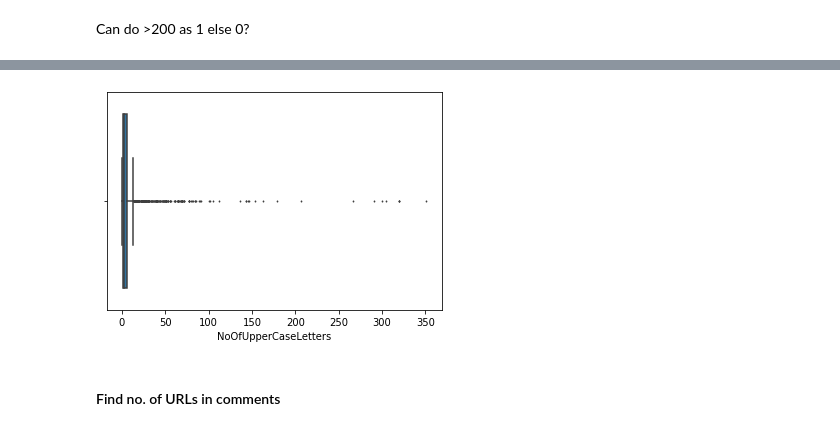
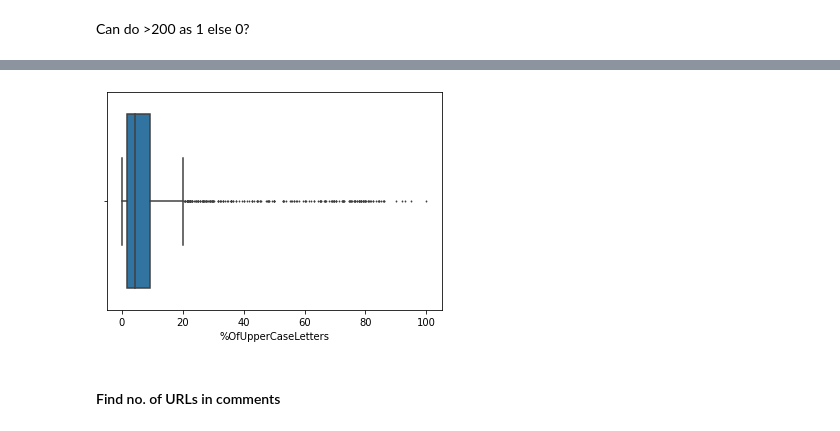
Before and after one commit to Preeti24/Youtube-comments, a Jupyter notebook: Feature Engineering.ipynb, the cells around one changed output, grey strips where cells are left out. Saved outputs shown, nothing was run; the diff lists cells and outputs as text; code cells hidden in the pictures.

```diff
--- a/Feature Engineering.ipynb
+++ b/Feature Engineering.ipynb
@@ -90,8 +95,8 @@ def countCaps(comment):
     for c in comment:
         if c.isupper():
             count+=1
-    return count
+    return round(count*100/len(comment),2)
 # %%
-data['NoOfUpperCaseLetters']=data['CONTENT'].apply(countCaps)
+data['%OfUpperCaseLetters']=data['CONTENT'].apply(countCaps)
 data.head(2)
 # %% [output]
@@ -101,7 +106,7 @@ data.head(2)
 # %%
-sns.boxplot(x='NoOfUpperCaseLetters',data=data,fliersize =1);
+sns.boxplot(x='%OfUpperCaseLetters',data=data,fliersize =1);
 # %% [output]
-[figure, old version]
+[figure, new version]
 # %% [markdown]
 ####  Find no. of URLs in comments
 # %%
```
Also changed, not shown: parts of 56 cells of this notebook.
